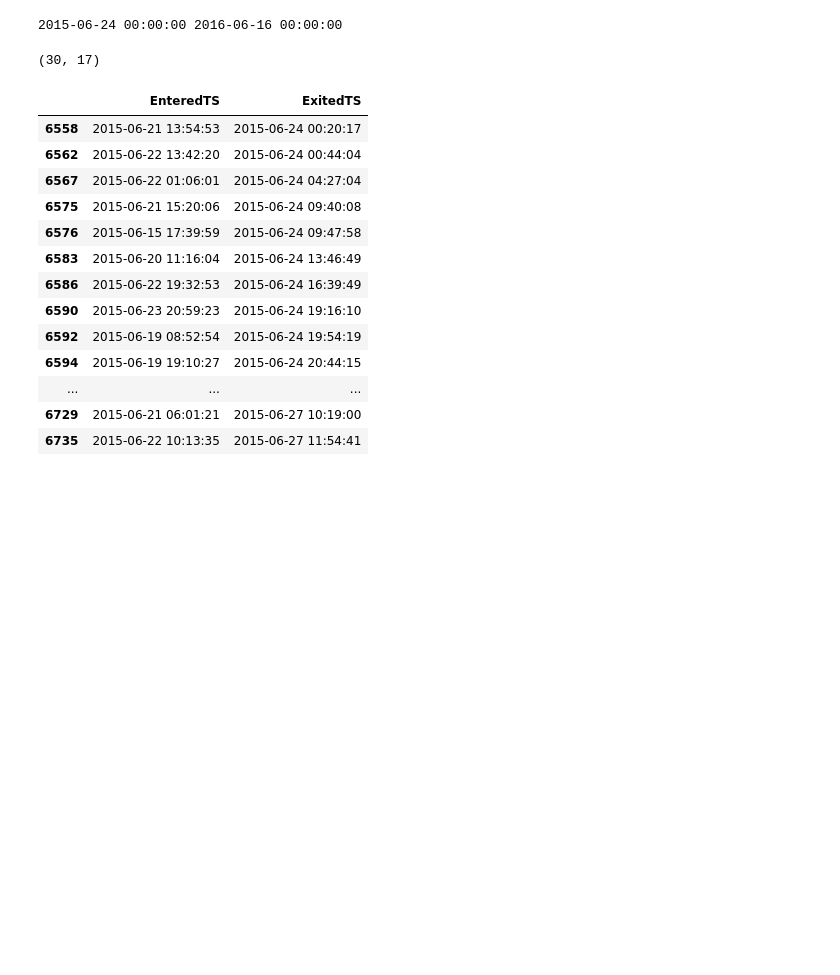
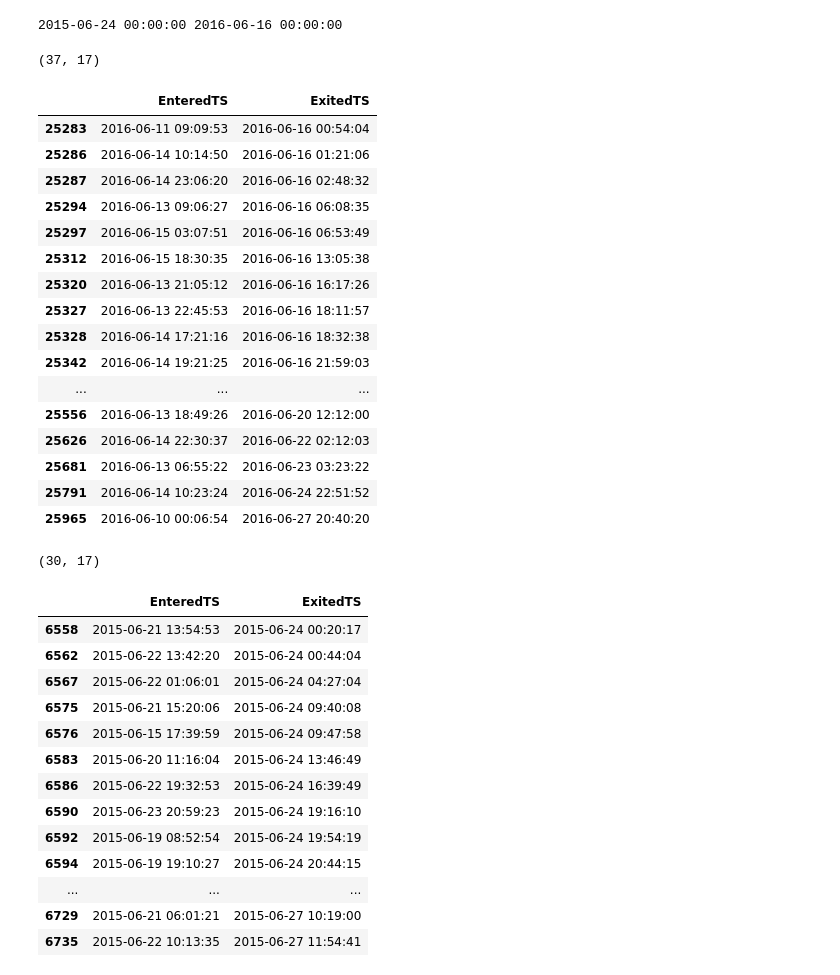
Before and after one commit to misken/hillmaker, a Jupyter notebook: hillmaker/hillpyTesting-OBSimStats.ipynb, the cells around one changed output. Saved outputs shown, nothing was run; the diff lists cells and outputs as text; code cells hidden in the pictures; blank space fills up the shorter version.

```diff
--- a/hillmaker/hillpyTesting-OBSimStats.ipynb
+++ b/hillmaker/hillpyTesting-OBSimStats.ipynb
@@ -43,6 +43,30 @@ print(a_start,a_end)
 2015-06-24 00:00:00 2016-06-16 00:00:00
 # %%
 left_PP_df = df[(df['EnteredTS'] < a_start) & (a_start <= df['ExitedTS']) &  (df['ExitedTS'] < a_end) & (df['Unit'] == 'PP')]
+# %%
+right_PP_df = df[(a_start <= df['EnteredTS']) & (df['EnteredTS'] < a_end) &  (df['ExitedTS'] >= a_end) & (df['Unit'] == 'PP')]
+# %%
+print(right_PP_df.shape)
+right_PP_df[:][['EnteredTS','ExitedTS']]
+# %% [output]
+(37, 17)
+|  | EnteredTS | ExitedTS |
+| 25283 | 2016-06-11 09:09:53 | 2016-06-16 00:54:04 |
+| 25286 | 2016-06-14 10:14:50 | 2016-06-16 01:21:06 |
+| 25287 | 2016-06-14 23:06:20 | 2016-06-16 02:48:32 |
+| 25294 | 2016-06-13 09:06:27 | 2016-06-16 06:08:35 |
+| 25297 | 2016-06-15 03:07:51 | 2016-06-16 06:53:49 |
+| 25312 | 2016-06-15 18:30:35 | 2016-06-16 13:05:38 |
+| 25320 | 2016-06-13 21:05:12 | 2016-06-16 16:17:26 |
+| 25327 | 2016-06-13 22:45:53 | 2016-06-16 18:11:57 |
+| 25328 | 2016-06-14 17:21:16 | 2016-06-16 18:32:38 |
+| 25342 | 2016-06-14 19:21:25 | 2016-06-16 21:59:03 |
+| ... | ... | ... |
+| 25556 | 2016-06-13 18:49:26 | 2016-06-20 12:12:00 |
+| 25626 | 2016-06-14 22:30:37 | 2016-06-22 02:12:03 |
+| 25681 | 2016-06-13 06:55:22 | 2016-06-23 03:23:22 |
+| 25791 | 2016-06-14 10:23:24 | 2016-06-24 22:51:52 |
+| 25965 | 2016-06-10 00:06:54 | 2016-06-27 20:40:20 |
 # %%
 print(left_PP_df.shape)
 left_PP_df[:][['EnteredTS','ExitedTS']]
```
Also changed, not shown: parts of 9 cells of this notebook, 4 other files.
